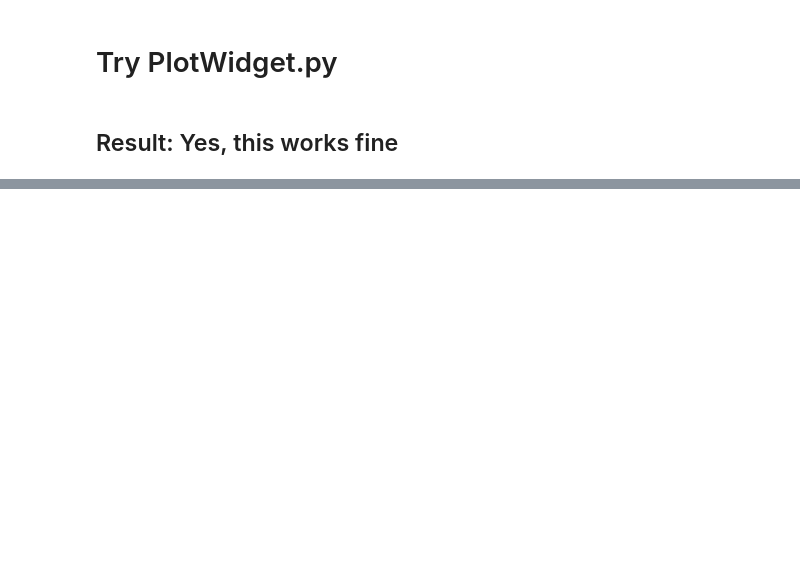
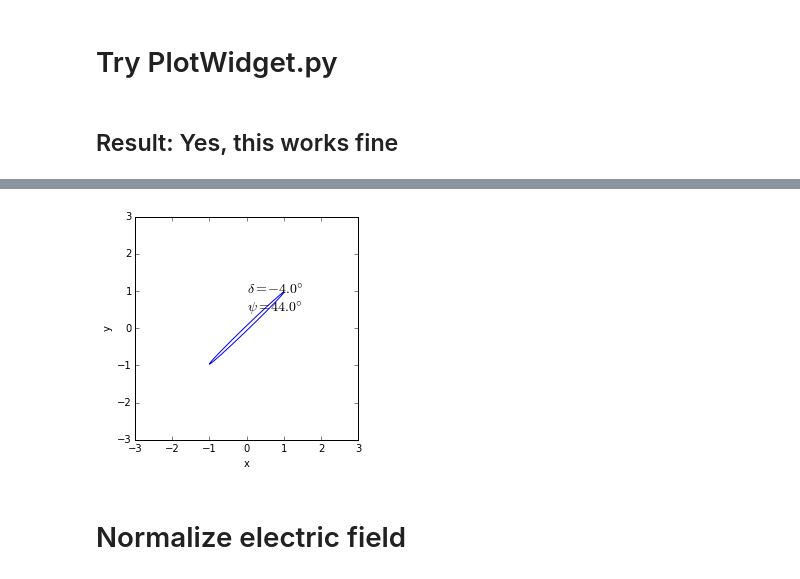
Before and after one commit to eelcodijkstra/teststuff, a Jupyter notebook: AnimateGraph/150220_try_pyqtgraph.ipynb, the cells around one changed output, grey strips where cells are left out. Saved outputs shown, nothing was run; the diff lists cells and outputs as text; code cells hidden in the pictures; blank space fills up the shorter version.

```diff
--- a/AnimateGraph/150220_try_pyqtgraph.ipynb
+++ b/AnimateGraph/150220_try_pyqtgraph.ipynb
@@ -152,0 +226,23 @@ print electricfield_in_xyplane(0.0,np.radians(180),np.radians(45))
+# %%
+plotlimits = 3
+npts_in_ellipse = 361
+
+def plot_polarization(delta_deg,psi_deg):
+    t_normalized = np.linspace(0,1,npts_in_ellipse)
+    efield = electricfield_in_xyplane(t_normalized,np.radians(delta_deg),np.radians(psi_deg))
+
+    fig = plt.figure()
+    ax = plt.axes(xlim=(-plotlimits, plotlimits), ylim=(-plotlimits,plotlimits))
+    ax.plot(efield[0],efield[1])
+    ax.set_aspect('equal')
+    ax.set_xlabel('x')
+    ax.set_ylabel('y')
+    labelstring = '$\delta = %.1f\degree$\n' % delta_deg
+    labelstring += '$\psi = %.1f\degree$\n' % psi_deg
+    ax.text(0, 0, labelstring, fontsize = '14')
+
+interact(plot_polarization,delta_deg=(-180,180),psi_deg=(0,90));
+# %% [output]
+[figure, added]
+# %% [markdown]
+# Normalize electric field
```
Also changed, not shown: parts of 10 cells of this notebook.
